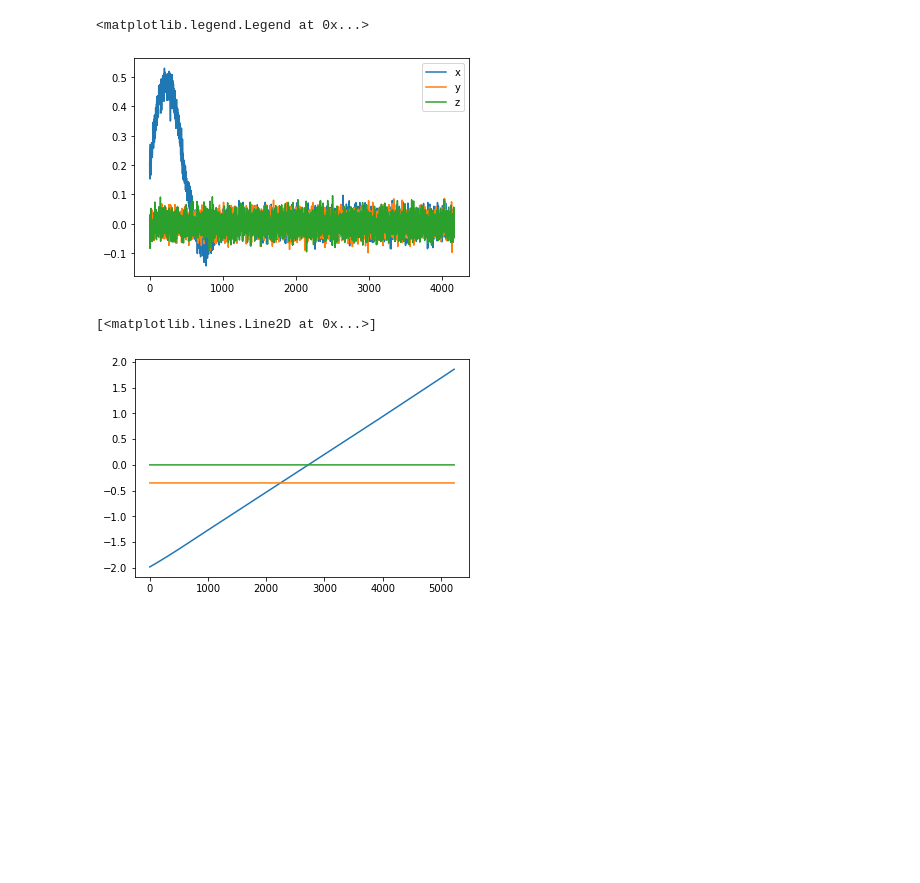
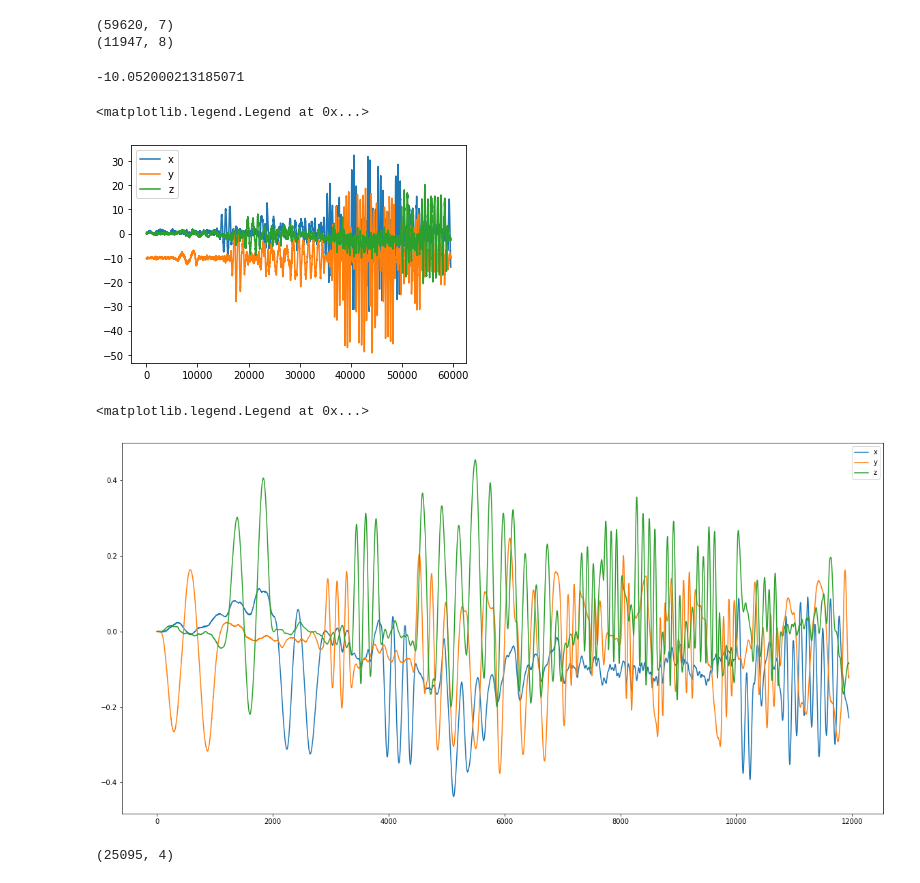
Before and after one commit to stefanochi/depth, a Jupyter notebook: imu_gt_comparison.ipynb, the cells around one changed output. Drawn from its saved outputs; the diff is of its cells as text; code cells hidden in the pictures; blank space fills up the shorter version.

```diff
--- a/imu_gt_comparison.ipynb
+++ b/imu_gt_comparison.ipynb
@@ -4,5 +6,5 @@ import matplotlib.pyplot as plt
 # %%
 path = "C:/Users/schiavaz/lava-nc/depth/"
-dataset = "data/esim_data/line_top/"
+dataset = "data/shapes/"
 # %%
 gt = np.loadtxt(path + dataset + "groundtruth.txt")
@@ -9,22 +16,41 @@ gt = np.loadtxt(path + dataset + "groundtruth.txt")
 # %%
 imu = np.loadtxt(path + dataset + "imu.txt")
+# %%
+# imu[:, 3] -= 0.981
+print(imu.shape)
+print(gt.shape)
+# np.savetxt(path + dataset + "imu2.txt", imu, fmt="%.9f %.9f %.9f %.9f %.9f %.9f %.9f")
+# %% [output]
+(59620, 7)
+(11947, 8)
 # %%
 imu_txyz = imu[:, :4]
-imu_txyz[:,3] -= 9.81
+# imu_txyz[:,2] += 9.81
+print(imu_txyz[:, 2].mean())
+# %% [output]
+-10.052000213185071
 # %%
-plt.plot(imu_txyz[:, 1], label="x")
-plt.plot(imu_txyz[:, 2], label="y")
-plt.plot(imu_txyz[:, 3], label="z")
+h = -1
+l = 0
+# imu_txyz[:, 1] = savgol_filter(imu_txyz[:, 1], 500, 2)
+# imu_txyz[:, 2] = savgol_filter(imu_txyz[:, 2], 500, 2)
+# imu_txyz[:, 3] = savgol_filter(imu_txyz[:, 3], 500, 2)
+plt.plot(imu_txyz[l:h, 1], label="x")
+plt.plot(imu_txyz[l:h, 2], label="y")
+plt.plot(imu_txyz[l:h, 3], label="z")
 plt.legend()
 # %% [output]
 <matplotlib.legend.Legend at 0x...>
-[figure, old version]
+[figure, new version]
 # %%
 gt_txyz = gt[:, :4]
+gt_txyz -= gt_txyz[0]
 # %%
-plt.plot(gt_txyz[:, 1])
-plt.plot(gt_txyz[:, 2])
-plt.plot(gt_txyz[:, 3])
+plt.figure(figsize=(20, 10))
+plt.plot(gt_txyz[:, 1], label="x")
+plt.plot(gt_txyz[:, 2], label="y")
+plt.plot(gt_txyz[:, 3], label="z")
+plt.legend()
 # %% [output]
-[<matplotlib.lines.Line2D at 0x...>]
+<matplotlib.legend.Legend at 0x...>
-[figure, old version]
+[figure, new version]
@@ -30,0 +62,6 @@ plt.plot(gt_txyz[:, 3])
+# %%
+gt_a = gt[:, 4:]
+# gt_a -= gt_a[0]
+print(gt_a.shape)
+# %% [output]
+(25095, 4)
```
Also changed, not shown: parts of 36 cells of this notebook, 26 other files.
